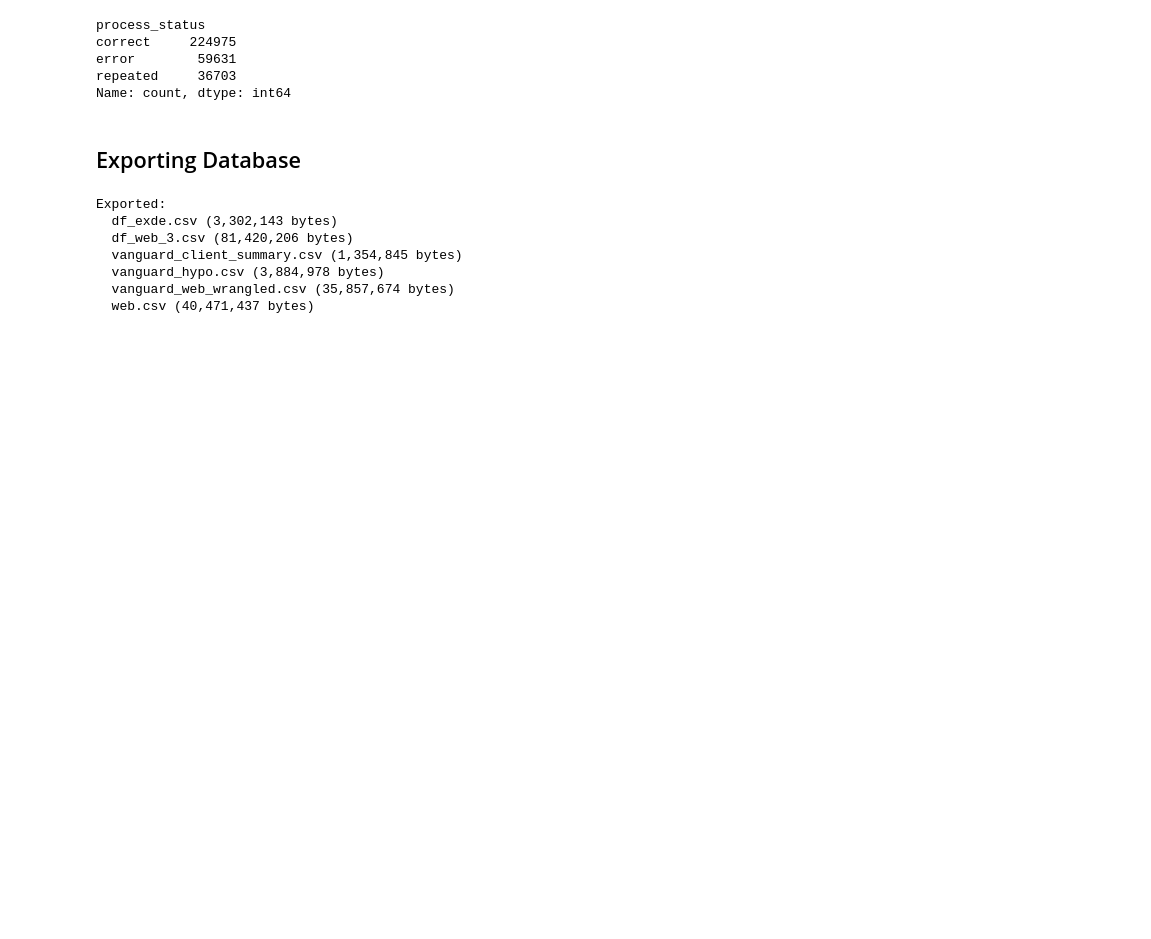
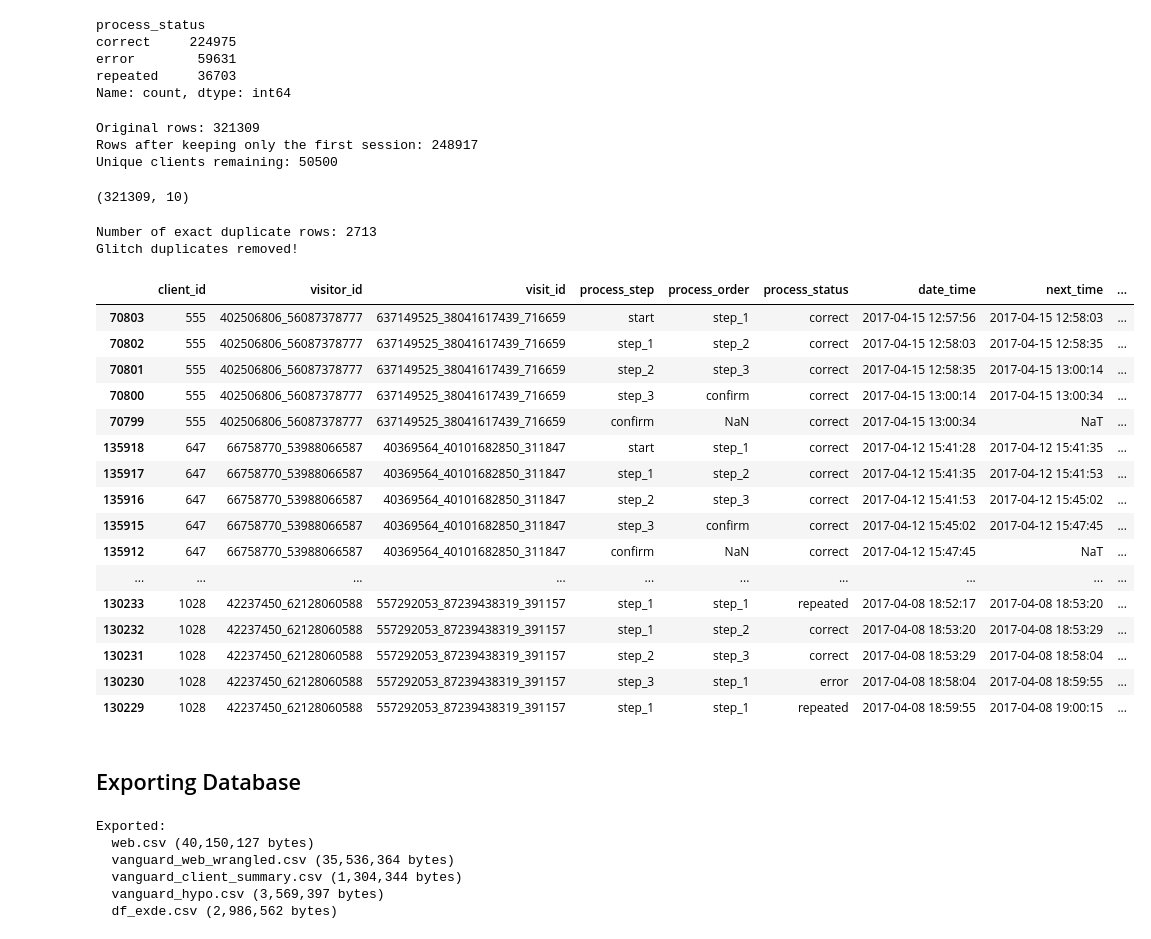
Before and after one commit to eymeklaus/vanguard-ab-test, a Jupyter notebook: data-cleaning-web.ipynb, the cells around one changed output. Saved outputs shown, nothing was run; the diff lists cells and outputs as text; code cells hidden in the pictures; blank space fills up the shorter version.

```diff
--- a/data-cleaning-web.ipynb
+++ b/data-cleaning-web.ipynb
@@ -304,6 +327,60 @@ correct     224975
 error        59631
 repeated     36703
 Name: count, dtype: int64
+# %%
+# 1. Ensure the data is sorted chronologically so the "first" row is truly the earliest
+web = web.sort_values(by=['client_id', 'date_time'])
+
+# 2. Filter on the fly without adding new columns
+web_first_session = web[
+    web['visit_id'] == web['client_id'].map(web.groupby('client_id')['visit_id'].first())
+]
+
+# Check your results
+print(f"Original rows: {web.shape[0]}")
+print(f"Rows after keeping only the first session: {web_first_session.shape[0]}")
+print(f"Unique clients remaining: {web_first_session['client_id'].nunique()}")
+# %% [output]
+Original rows: 321309
+Rows after keeping only the first session: 248917
+Unique clients remaining: 50500
+# %%
+web.shape
+# %% [output]
+(321309, 10)
+# %%
+# Check if any rows are completely identical across client, step, and time
+glitch_duplicates = web_first_session.duplicated(subset=['client_id', 'process_step', 'date_time']).sum()
+
+print(f"Number of exact duplicate rows: {glitch_duplicates}")
+
+# If the number is greater than 0, you can drop them like this:
+if glitch_duplicates > 0:
+    web_first_session = web_first_session.drop_duplicates(subset=['client_id', 'process_step', 'date_time'], keep='first')
+    print("Glitch duplicates removed!")
+# %% [output]
+Number of exact duplicate rows: 2713
+Glitch duplicates removed!
+# %%
+web.head(20)
+# %% [output]
+|  | client_id | visitor_id | visit_id | process_step | process_order | process_status | date_time | next_time | ... |
+| 70803 | 555 | 402506806_56087378777 | 637149525_38041617439_716659 | start | step_1 | correct | 2017-04-15 12:57:56 | 2017-04-15 12:58:03 | ... |
+| 70802 | 555 | 402506806_56087378777 | 637149525_38041617439_716659 | step_1 | step_2 | correct | 2017-04-15 12:58:03 | 2017-04-15 12:58:35 | ... |
+| 70801 | 555 | 402506806_56087378777 | 637149525_38041617439_716659 | step_2 | step_3 | correct | 2017-04-15 12:58:35 | 2017-04-15 13:00:14 | ... |
+| 70800 | 555 | 402506806_56087378777 | 637149525_38041617439_716659 | step_3 | confirm | correct | 2017-04-15 13:00:14 | 2017-04-15 13:00:34 | ... |
+| 70799 | 555 | 402506806_56087378777 | 637149525_38041617439_716659 | confirm | NaN | correct | 2017-04-15 13:00:34 | NaT | ... |
+| 135918 | 647 | 66758770_53988066587 | 40369564_40101682850_311847 | start | step_1 | correct | 2017-04-12 15:41:28 | 2017-04-12 15:41:35 | ... |
+| 135917 | 647 | 66758770_53988066587 | 40369564_40101682850_311847 | step_1 | step_2 | correct | 2017-04-12 15:41:35 | 2017-04-12 15:41:53 | ... |
+| 135916 | 647 | 66758770_53988066587 | 40369564_40101682850_311847 | step_2 | step_3 | correct | 2017-04-12 15:41:53 | 2017-04-12 15:45:02 | ... |
+| 135915 | 647 | 66758770_53988066587 | 40369564_40101682850_311847 | step_3 | confirm | correct | 2017-04-12 15:45:02 | 2017-04-12 15:47:45 | ... |
+| 135912 | 647 | 66758770_53988066587 | 40369564_40101682850_311847 | confirm | NaN | correct | 2017-04-12 15:47:45 | NaT | ... |
+| ... | ... | ... | ... | ... | ... | ... | ... | ... | ... |
+| 130233 | 1028 | 42237450_62128060588 | 557292053_87239438319_391157 | step_1 | step_1 | repeated | 2017-04-08 18:52:17 | 2017-04-08 18:53:20 | ... |
+| 130232 | 1028 | 42237450_62128060588 | 557292053_87239438319_391157 | step_1 | step_2 | correct | 2017-04-08 18:53:20 | 2017-04-08 18:53:29 | ... |
+| 130231 | 1028 | 42237450_62128060588 | 557292053_87239438319_391157 | step_2 | step_3 | correct | 2017-04-08 18:53:29 | 2017-04-08 18:58:04 | ... |
+| 130230 | 1028 | 42237450_62128060588 | 557292053_87239438319_391157 | step_3 | step_1 | error | 2017-04-08 18:58:04 | 2017-04-08 18:59:55 | ... |
+| 130229 | 1028 | 42237450_62128060588 | 557292053_87239438319_391157 | step_1 | step_1 | repeated | 2017-04-08 18:59:55 | 2017-04-08 19:00:15 | ... |
 # %% [markdown]
 ## Exporting Database
 # %%
@@ -320,9 +397,8 @@ for f in os.listdir(output_dir):
     print(f"  {f} ({size:,} bytes)")
 # %% [output]
 Exported:
-  df_exde.csv (3,302,143 bytes)
-  df_web_3.csv (81,420,206 bytes)
-  vanguard_client_summary.csv (1,354,845 bytes)
-  vanguard_hypo.csv (3,884,978 bytes)
-  vanguard_web_wrangled.csv (35,857,674 bytes)
-  web.csv (40,471,437 bytes)
+  web.csv (40,150,127 bytes)
+  vanguard_web_wrangled.csv (35,536,364 bytes)
+  vanguard_client_summary.csv (1,304,344 bytes)
+  vanguard_hypo.csv (3,569,397 bytes)
+  df_exde.csv (2,986,562 bytes)
```
Also changed, not shown: parts of 5 cells of this notebook, 2 other files.
